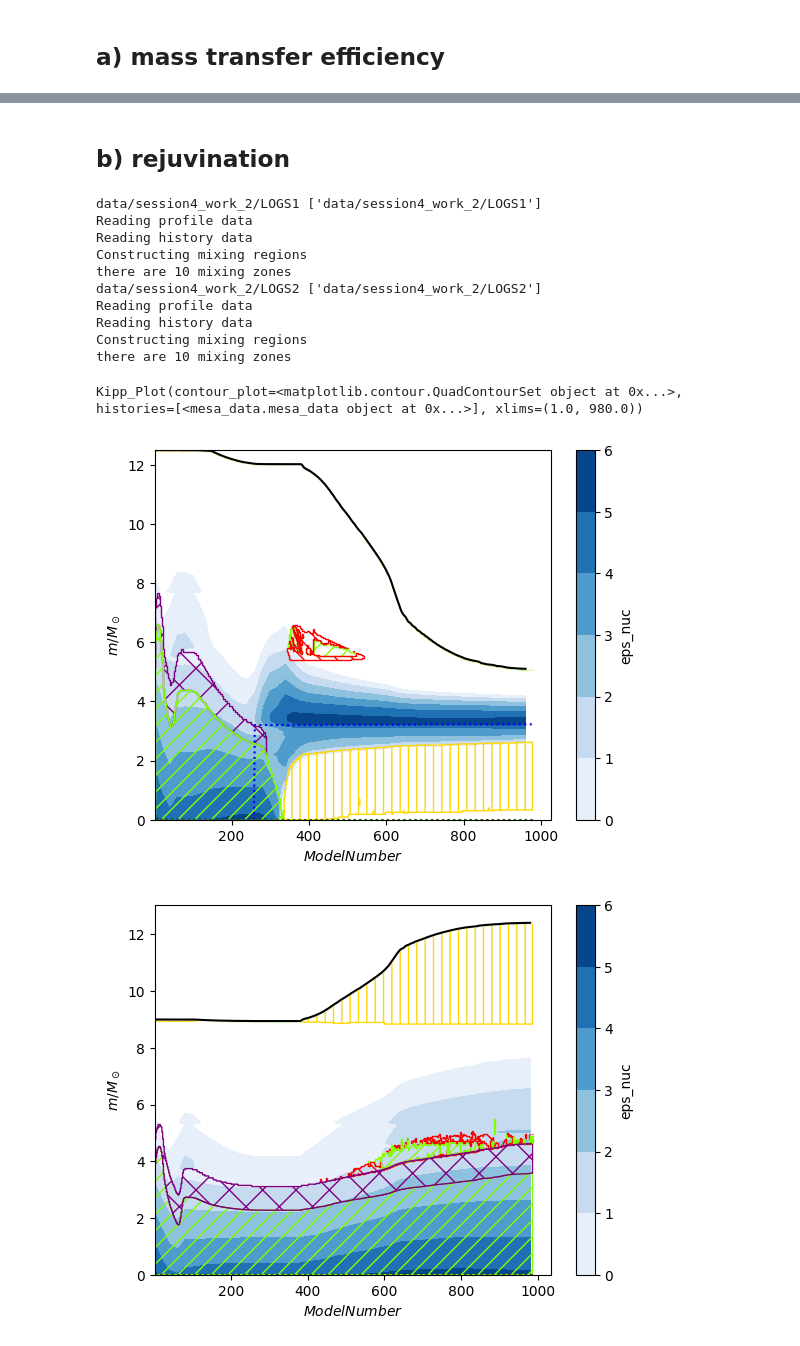
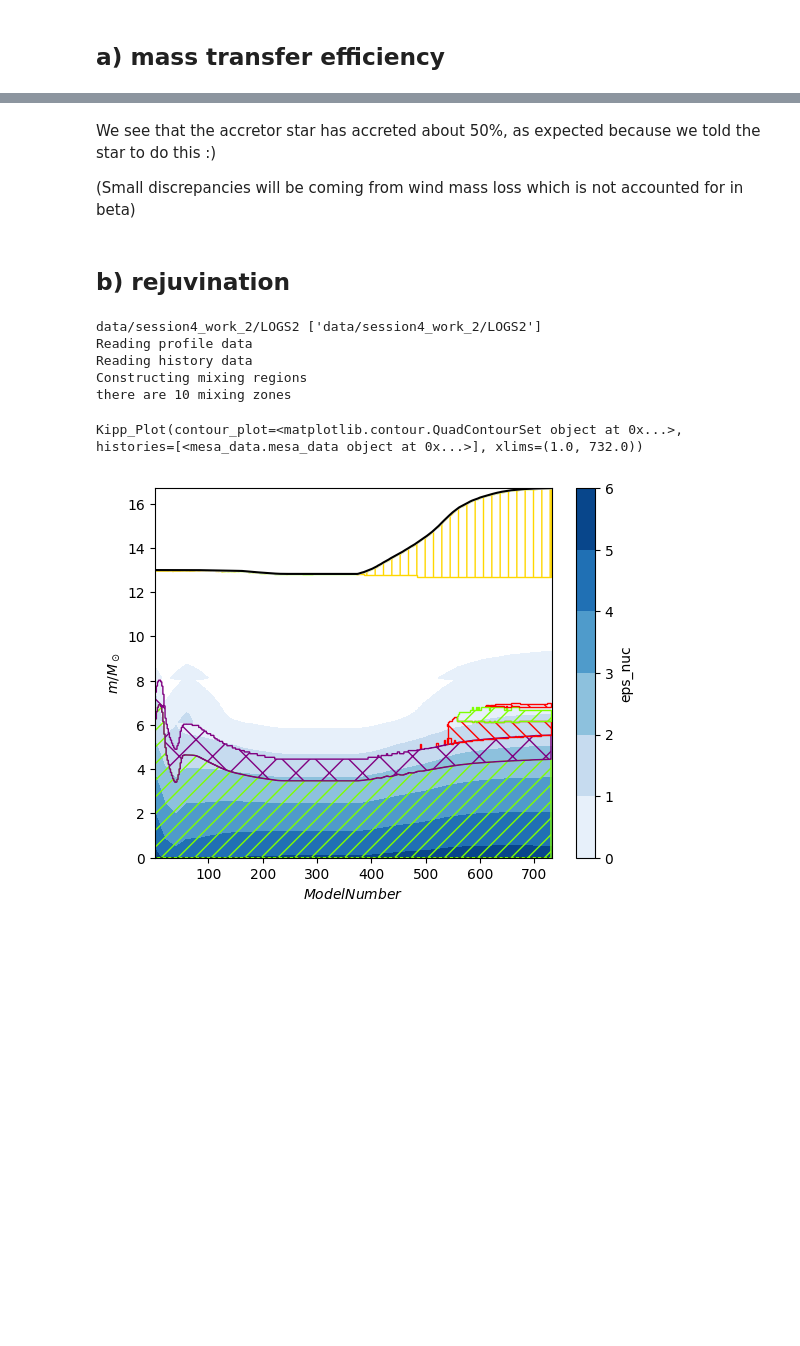
Before and after one commit to LiekeVanSon/ASBE-course, a Jupyter notebook: practicum/session4/solutions_session4/solutions_session4.ipynb, the cells around one changed output, grey strips where cells are left out. Drawn from its saved outputs; the diff is of its cells as text; code cells hidden in the pictures; blank space fills up the shorter version.

Commit message:
finished fixing MESA session 4

```diff
--- a/practicum/session4/solutions_session4/solutions_session4.ipynb
+++ b/practicum/session4/solutions_session4/solutions_session4.ipynb
@@ -303,30 +307,26 @@ We see that the accretor star has accreted about 43%
+# %% [markdown]
+We see that the accretor star has accreted about 50%, as expected because we told the star to do this :)
+
+(Small discrepancies will be coming from wind mass loss which is not accounted for in beta)
 # %% [markdown]
 ## b) rejuvination
 # %%
-
 sys.path.append(os.path.expanduser("~/Programs/mkipp"))
-
 import mkipp
 import kipp_data
-import mesa_data
-
-# Donor Kippenhahn
-mkipp.kipp_plot(mkipp.Kipp_Args(logs_dirs = ['data/session4_work_2/LOGS1'], save_filename = "plots/Kippenhahn.png",))
+# import mesa_data
 
 # Accretor Kippenhahn
-mkipp.kipp_plot(mkipp.Kipp_Args(logs_dirs = ['data/session4_work_2/LOGS2'], save_filename = "plots/Kippenhahn.png",))
+mkipp.kipp_plot(mkipp.Kipp_Args(
+    # xaxis = "star_age",
+    logs_dirs = ['data/session4_work_2/LOGS2'],
+    save_filename = "plots/Kippenhahn.png",))
 # %% [output]
-data/session4_work_2/LOGS1 ['data/session4_work_2/LOGS1']
-Reading profile data
-Reading history data
-Constructing mixing regions
-there are 10 mixing zones
 data/session4_work_2/LOGS2 ['data/session4_work_2/LOGS2']
 Reading profile data
 Reading history data
 Constructing mixing regions
 there are 10 mixing zones
-Kipp_Plot(contour_plot=<matplotlib.contour.QuadContourSet object at 0x...>, histories=[<mesa_data.mesa_data object at 0x...>], xlims=(1.0, 980.0))
+Kipp_Plot(contour_plot=<matplotlib.contour.QuadContourSet object at 0x...>, histories=[<mesa_data.mesa_data object at 0x...>], xlims=(1.0, 732.0))
-[figure, old version]
+[figure, new version]
-[figure, removed]
 # %% [markdown]
```
Also changed, not shown: parts of 4 cells of this notebook, 10 other files.
